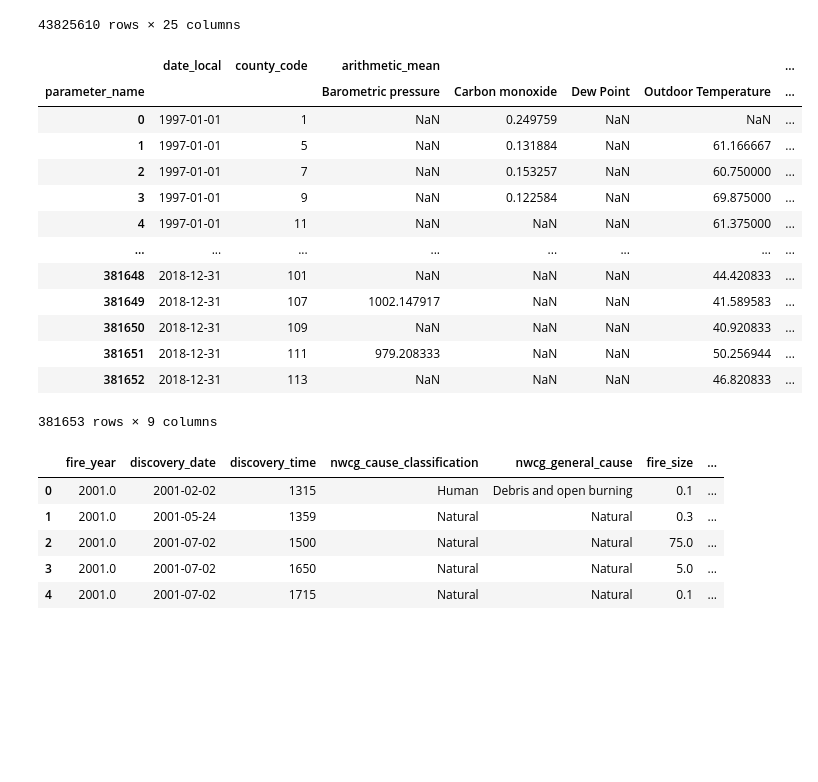
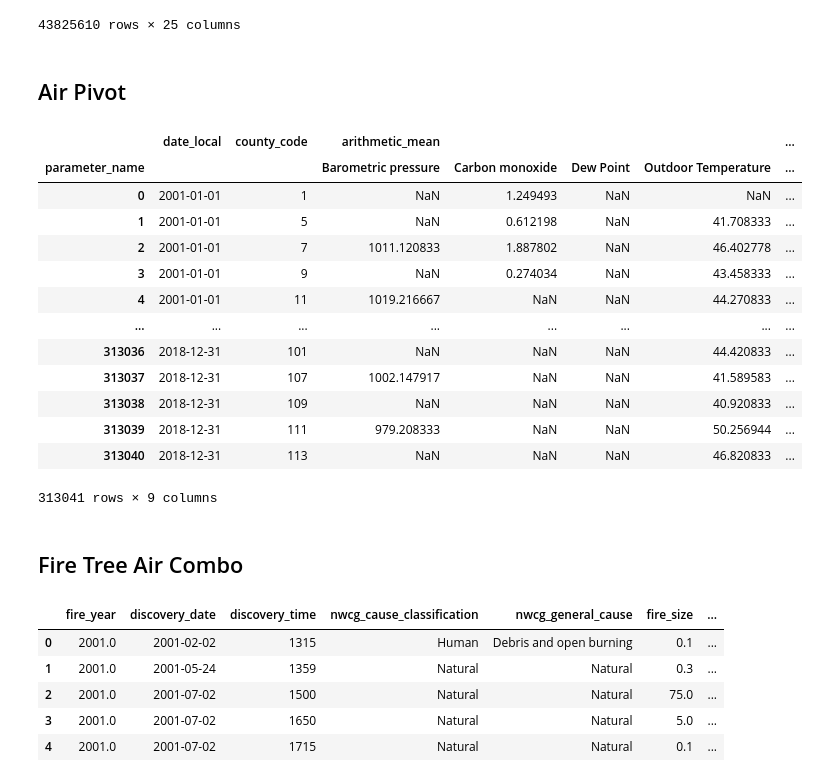
Before and after one commit to tkephart96/ca_wildfires, a Jupyter notebook: wrangle.ipynb, the cells around one changed output. Saved outputs shown, nothing was run; the diff lists cells and outputs as text; code cells hidden in the pictures; blank space fills up the shorter version.

```diff
--- a/wrangle.ipynb
+++ b/wrangle.ipynb
@@ -444,6 +469,6 @@ aq
 # %%
 fpt = None
-for year in range(1997,2019):
+for year in range(2001,2019):
     # fire
     sm_fire = fire[fire.fire_year==year]
     # tree
@@ -468,31 +493,35 @@ fpt
 | 43825608 | 2018.0 | 2018-06-12 | 0302 | Missing data/not specified/undete... | Missing data/not specified/undete... | 0.02 | ... |
 | 43825609 | 2018.0 | 2018-09-04 | 1440 | Missing data/not specified/undete... | Missing data/not specified/undete... | 0.02 | ... |
 43825610 rows × 25 columns
+# %% [markdown]
+## Air Pivot
 # %%
 caq = None
-for year in range(1997,2019):
+for year in range(2001,2019):
     # air quality
     sm_aq = aq[(aq.year==year)]
     # pivot so row is each county on date has mean of parameters
     piv_aq = sm_aq.pivot_table(index=['date_local','county_code'],columns='parameter_name',
                     values=['arithmetic_mean']).reset_index()
     caq = piv_aq if caq is None else pd.concat([caq,piv_aq],ignore_index=True)
 caq
 # %% [output]
 |  | date_local | county_code | arithmetic_mean |  |  |  | ... |
 | parameter_name |  |  | Barometric pressure | Carbon monoxide | Dew Point | Outdoor Temperature | ... |
-| 0 | 1997-01-01 | 1 | NaN | 0.249759 | NaN | NaN | ... |
-| 1 | 1997-01-01 | 5 | NaN | 0.131884 | NaN | 61.166667 | ... |
-| 2 | 1997-01-01 | 7 | NaN | 0.153257 | NaN | 60.750000 | ... |
-| 3 | 1997-01-01 | 9 | NaN | 0.122584 | NaN | 69.875000 | ... |
-| 4 | 1997-01-01 | 11 | NaN | NaN | NaN | 61.375000 | ... |
+| 0 | 2001-01-01 | 1 | NaN | 1.249493 | NaN | NaN | ... |
+| 1 | 2001-01-01 | 5 | NaN | 0.612198 | NaN | 41.708333 | ... |
+| 2 | 2001-01-01 | 7 | 1011.120833 | 1.887802 | NaN | 46.402778 | ... |
+| 3 | 2001-01-01 | 9 | NaN | 0.274034 | NaN | 43.458333 | ... |
+| 4 | 2001-01-01 | 11 | 1019.216667 | NaN | NaN | 44.270833 | ... |
 | ... | ... | ... | ... | ... | ... | ... | ... |
-| 381648 | 2018-12-31 | 101 | NaN | NaN | NaN | 44.420833 | ... |
-| 381649 | 2018-12-31 | 107 | 1002.147917 | NaN | NaN | 41.589583 | ... |
-| 381650 | 2018-12-31 | 109 | NaN | NaN | NaN | 40.920833 | ... |
-| 381651 | 2018-12-31 | 111 | 979.208333 | NaN | NaN | 50.256944 | ... |
-| 381652 | 2018-12-31 | 113 | NaN | NaN | NaN | 46.820833 | ... |
+| 313036 | 2018-12-31 | 101 | NaN | NaN | NaN | 44.420833 | ... |
+| 313037 | 2018-12-31 | 107 | 1002.147917 | NaN | NaN | 41.589583 | ... |
+| 313038 | 2018-12-31 | 109 | NaN | NaN | NaN | 40.920833 | ... |
+| 313039 | 2018-12-31 | 111 | 979.208333 | NaN | NaN | 50.256944 | ... |
+| 313040 | 2018-12-31 | 113 | NaN | NaN | NaN | 46.820833 | ... |
-381653 rows × 9 columns
+313041 rows × 9 columns
+# %% [markdown]
+## Fire Tree Air Combo
 # %%
 # air quality fire tree combine
 ca = pd.merge(left=fpt,right=caq,how='left',left_on=['discovery_date','county_code'],right_on=[('date_local',''),('county_code','')])
```
Also changed, not shown: parts of 24 cells of this notebook.
